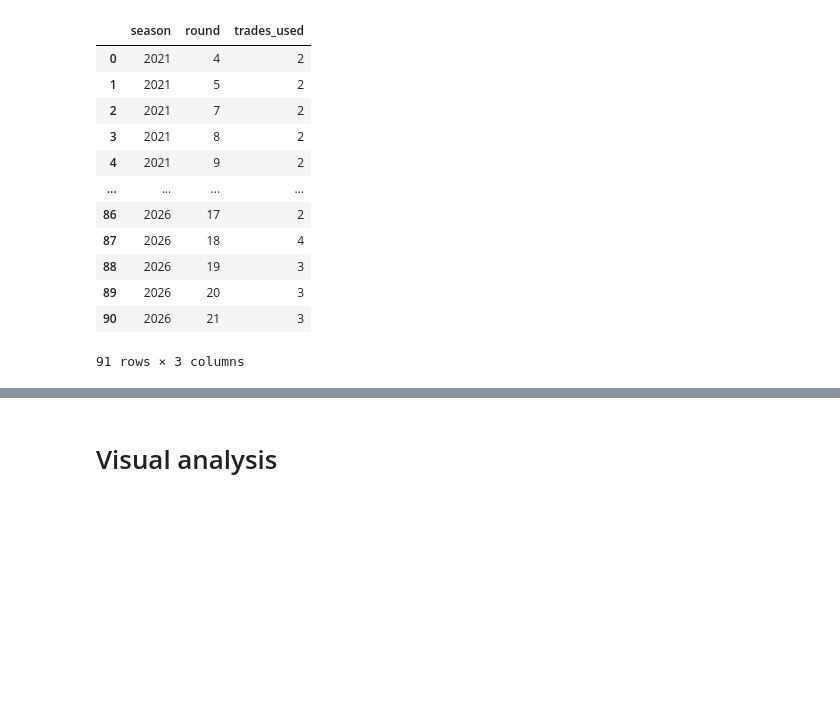
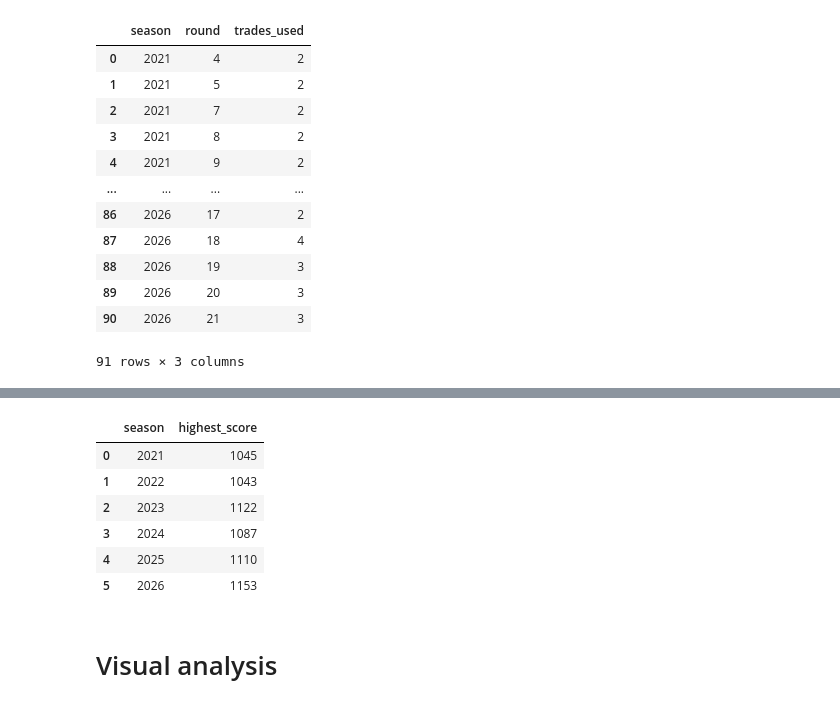
Before and after one commit to sahan-gunatilaka/NRL-Fantasy-data-analysis, a Jupyter notebook: NRL_Fantasy_data_analysis_project.ipynb, the cells around one changed output, grey strips where cells are left out. Cells and saved outputs as stored; diff of their text form; code cells hidden in the pictures; blank space fills up the shorter version.

```diff
--- a/NRL_Fantasy_data_analysis_project.ipynb
+++ b/NRL_Fantasy_data_analysis_project.ipynb
@@ -276,3 +276,19 @@ result
+# %%
+# Highest score achieved per season
+result = pd.read_sql('''
+SELECT season, MAX(round_score) AS highest_score
+FROM nrl_fantasy
+GROUP BY season
+''', conn)
+result
+# %% [output]
+|  | season | highest_score |
+| 0 | 2021 | 1045 |
+| 1 | 2022 | 1043 |
+| 2 | 2023 | 1122 |
+| 3 | 2024 | 1087 |
+| 4 | 2025 | 1110 |
+| 5 | 2026 | 1153 |
 # %% [markdown]
 # Visual analysis
 # %%
```
Also changed, not shown: parts of 10 cells of this notebook.
